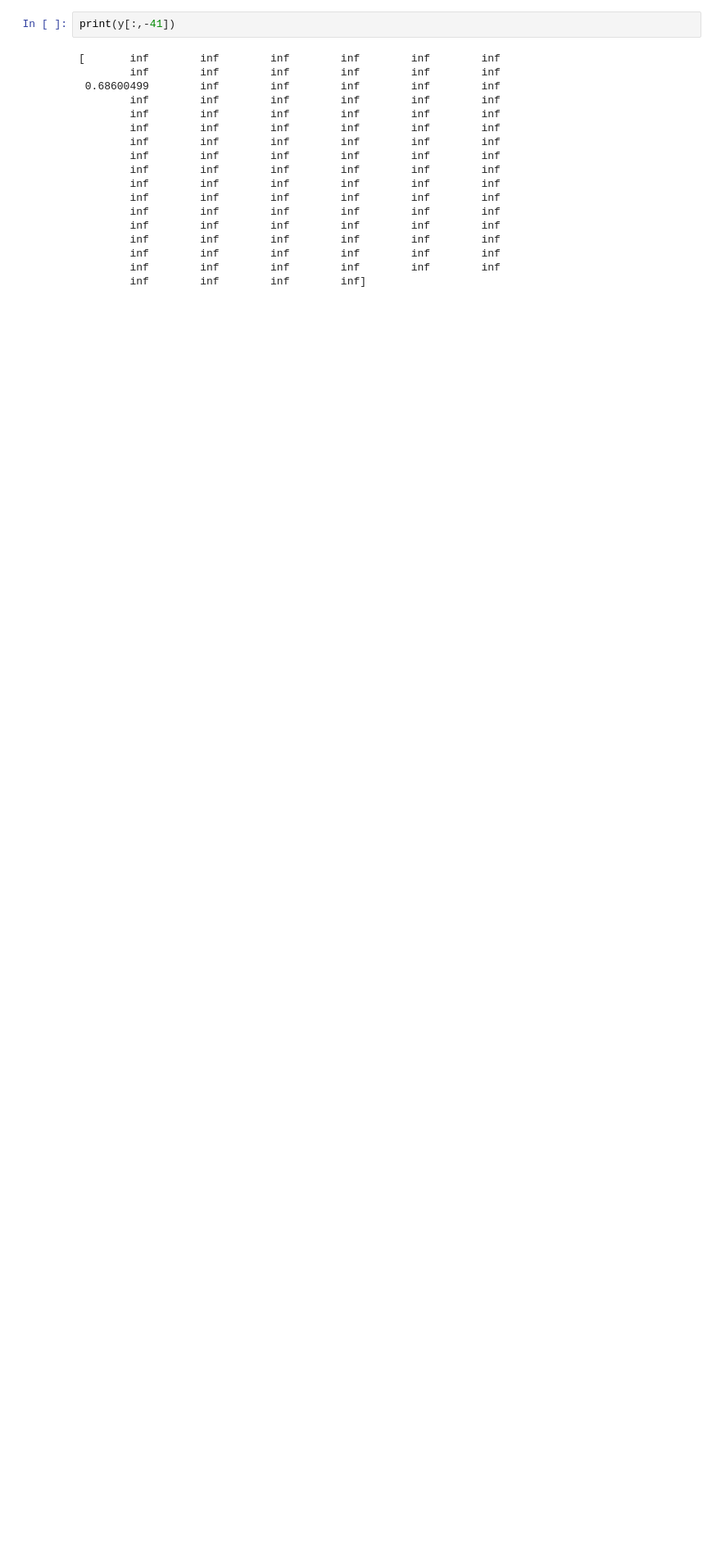
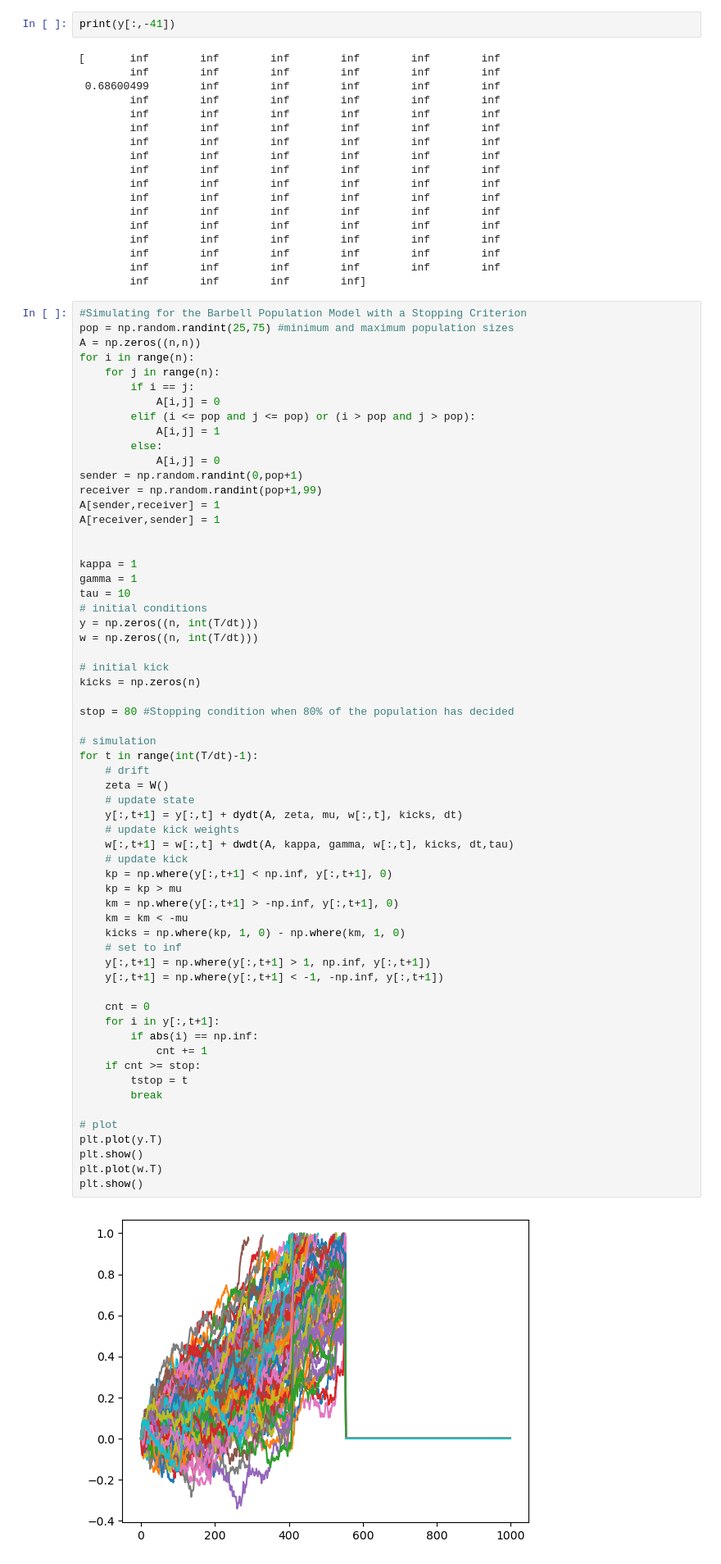
Before and after one commit to fcseidl/social-net-consensus, a Jupyter notebook: heuristic-accumulation.ipynb, the cells around one changed output. Shown: that part at 82% size. Drawn from its saved outputs; the diff is of its cells as text; blank space fills up the shorter version.

```diff
--- a/heuristic-accumulation.ipynb
+++ b/heuristic-accumulation.ipynb
@@ -134,3 +138,66 @@ print(y[:,-41])
         inf        inf        inf        inf        inf        inf
         inf        inf        inf        inf        inf        inf
         inf        inf        inf        inf]
+# %%
+#Simulating for the Barbell Population Model with a Stopping Criterion
+pop = np.random.randint(25,75) #minimum and maximum population sizes
+A = np.zeros((n,n))
+for i in range(n):
+    for j in range(n):
+        if i == j:
+            A[i,j] = 0
+        elif (i <= pop and j <= pop) or (i > pop and j > pop):
+            A[i,j] = 1
+        else:
+            A[i,j] = 0
+sender = np.random.randint(0,pop+1)
+receiver = np.random.randint(pop+1,99)
+A[sender,receiver] = 1
+A[receiver,sender] = 1
+
+
+kappa = 1
+gamma = 1
+tau = 10
+# initial conditions
+y = np.zeros((n, int(T/dt)))
+w = np.zeros((n, int(T/dt)))
+
+# initial kick
+kicks = np.zeros(n)
+
+stop = 80 #Stopping condition when 80% of the population has decided
+
+# simulation
+for t in range(int(T/dt)-1):
+    # drift
+    zeta = W()
+    # update state
+    y[:,t+1] = y[:,t] + dydt(A, zeta, mu, w[:,t], kicks, dt)
+    # update kick weights
+    w[:,t+1] = w[:,t] + dwdt(A, kappa, gamma, w[:,t], kicks, dt,tau)
+    # update kick
+    kp = np.where(y[:,t+1] < np.inf, y[:,t+1], 0)
+    kp = kp > mu
+    km = np.where(y[:,t+1] > -np.inf, y[:,t+1], 0)
+    km = km < -mu
+    kicks = np.where(kp, 1, 0) - np.where(km, 1, 0)
+    # set to inf
+    y[:,t+1] = np.where(y[:,t+1] > 1, np.inf, y[:,t+1])
+    y[:,t+1] = np.where(y[:,t+1] < -1, -np.inf, y[:,t+1])
+
+    cnt = 0
+    for i in y[:,t+1]:
+        if abs(i) == np.inf:
+            cnt += 1
+    if cnt >= stop:
+        tstop = t
+        break
+
+# plot
+plt.plot(y.T)
+plt.show()
+plt.plot(w.T)
+plt.show()
+# %% [output]
+[figure, added]
```
Also changed, not shown: parts of 5 cells of this notebook.
